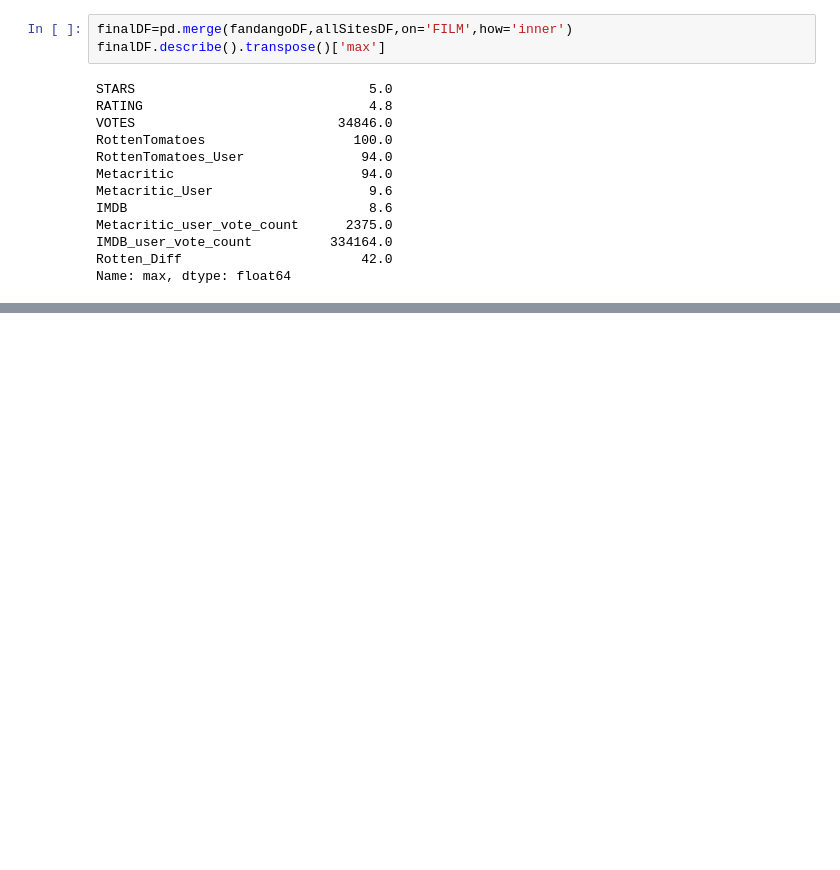
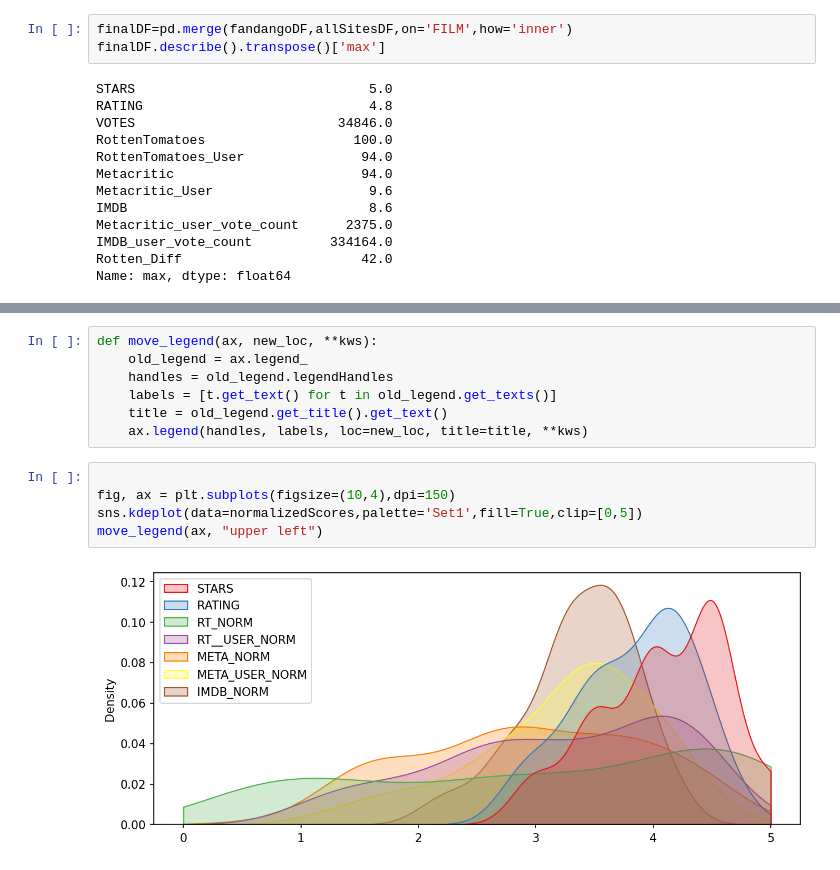
Before and after one commit to Sourabh-Bharale/capStone, a Jupyter notebook: model.ipynb, the cells around one changed output, grey strips where cells are left out. Drawn from its saved outputs; the diff is of its cells as text; blank space fills up the shorter version.

```diff
--- a/model.ipynb
+++ b/model.ipynb
@@ -222,0 +223,14 @@ normalizedScores.head()
+# %%
+def move_legend(ax, new_loc, **kws):
+    old_legend = ax.legend_
+    handles = old_legend.legendHandles
+    labels = [t.get_text() for t in old_legend.get_texts()]
+    title = old_legend.get_title().get_text()
+    ax.legend(handles, labels, loc=new_loc, title=title, **kws)
+# %%
+
+fig, ax = plt.subplots(figsize=(10,4),dpi=150)
+sns.kdeplot(data=normalizedScores,palette='Set1',fill=True,clip=[0,5])
+move_legend(ax, "upper left")
+# %% [output]
+[figure, added]
```
Also changed, not shown: parts of 4 cells of this notebook.
